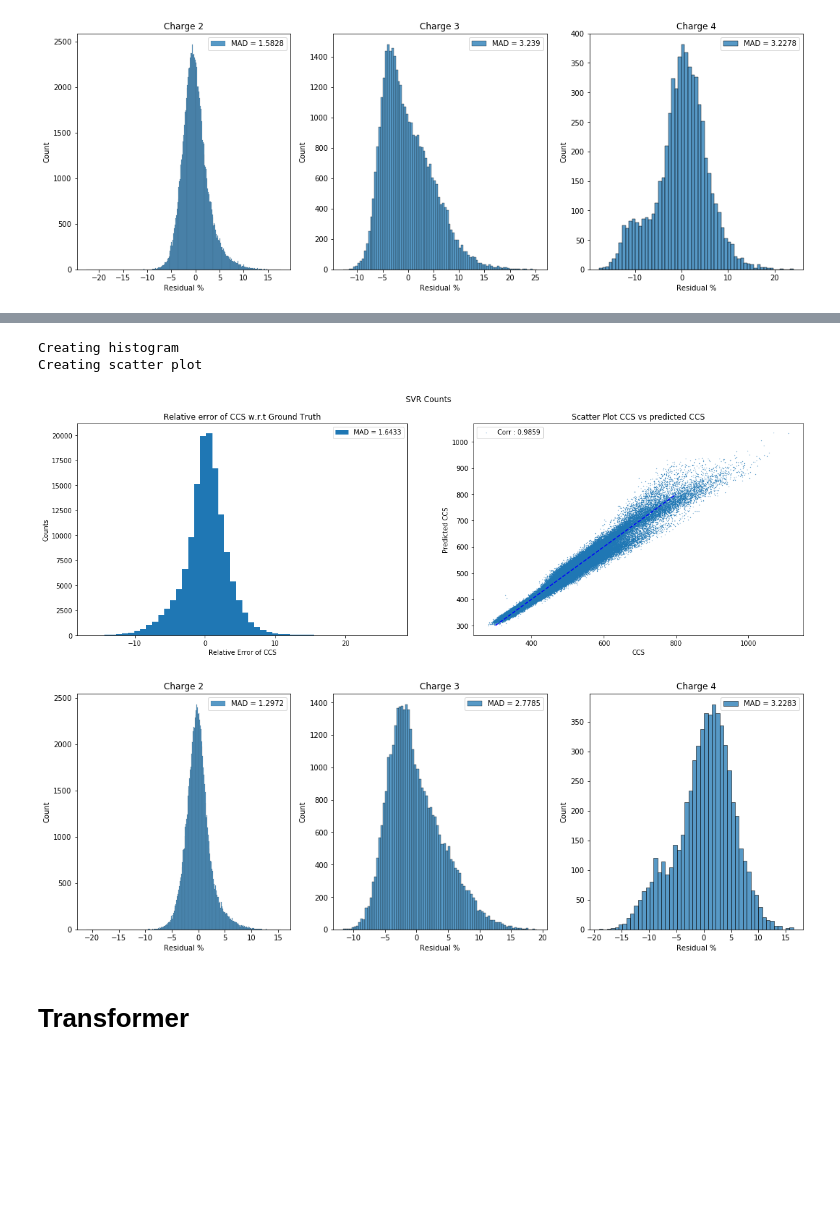
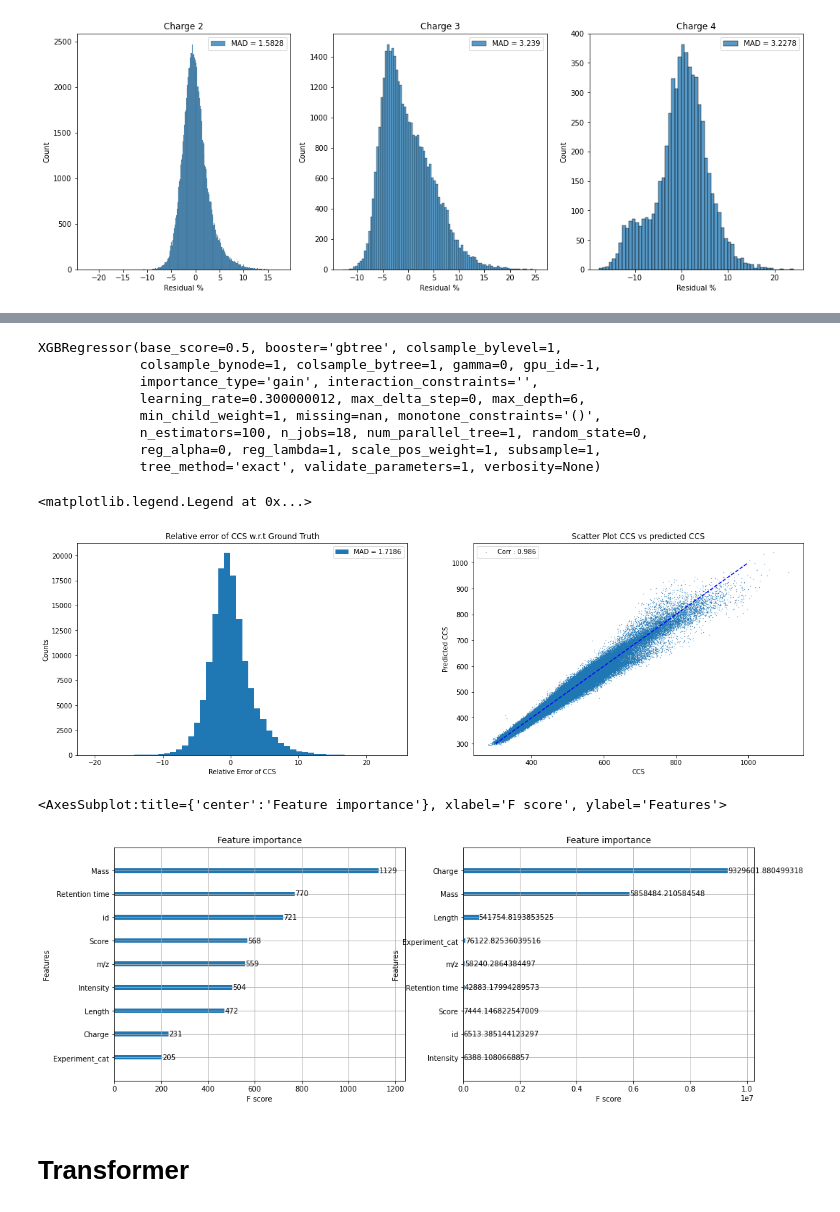
Before and after one commit to jlrestrepol/ccs, a Jupyter notebook: code/CCS_valset.ipynb, the cells around one changed output, grey strips where cells are left out. Saved outputs shown, nothing was run; the diff lists cells and outputs as text; code cells hidden in the pictures; blank space fills up the shorter version.

Commit message:
Adds XGBoost with numerical features and explores with modidied transformer

```diff
--- a/code/CCS_valset.ipynb
+++ b/code/CCS_valset.ipynb
@@ -80,2 +199,2 @@ features_complete =  np.load(paths_dic['data']+'counts_fig1.npy', allow_pickle=T
 # %%
-x_train, x_test, y_train, y_test = sklearn.model_selection.train_test_split(features_complete, df1['CCS'], random_state=3122021, stratify=features_complete[:,-1])
+x_train, x_test, y_train, y_test = sklearn.model_selection.train_test_split(df1_xgb, label, random_state=3122021, stratify = df1_xgb['Charge'])
@@ -126,36 +201,43 @@ res_rel = (preds['svr']-y_test)/y_test*100
+# %%
+regressor = xgboost.XGBRegressor(colsample_bytree = 1)
+# %%
+regressor.fit(x_train, y_train)
+# %% [output]
+XGBRegressor(base_score=0.5, booster='gbtree', colsample_bylevel=1,
+             colsample_bynode=1, colsample_bytree=1, gamma=0, gpu_id=-1,
+             importance_type='gain', interaction_constraints='',
+             learning_rate=0.300000012, max_delta_step=0, max_depth=6,
+             min_child_weight=1, missing=nan, monotone_constraints='()',
+             n_estimators=100, n_jobs=18, num_parallel_tree=1, random_state=0,
+             reg_alpha=0, reg_lambda=1, scale_pos_weight=1, subsample=1,
+             tree_method='exact', validate_parameters=1, verbosity=None)
+# %%
+preds = regressor.predict(x_test)
+err_rel = (y_test - preds)/preds*100
 # %%
-print('Creating histogram')
 fig, ax = plt.subplots(nrows = 1, ncols = 2, figsize = (20, 6))
-fig.suptitle('SVR Counts', fontsize = 12)
-ax[0].hist(res_rel, bins = 50, label = f'MAD = {np.round(scipy.stats.median_abs_deviation(res_rel), 4)}')
+ax[0].hist(err_rel, bins = 50, label = f'MAD = {np.round(scipy.stats.median_abs_deviation(err_rel), 4)}')
 ax[0].set_xlabel('Relative Error of CCS')
 ax[0].set_ylabel('Counts')
-ax[0].set_title('Relative error of CCS w.r.t Ground Truth')
+ax[0].set_title(f'Relative error of CCS w.r.t Ground Truth')
 ax[0].legend()
 
-print('Creating scatter plot')
-corr, _ = scipy.stats.pearsonr(preds['svr'],y_test)
-ax[1].scatter(y_test, preds['svr'], label = f'Corr : {np.round(corr, 4)}', s = 0.1)
+corr, _ = scipy.stats.pearsonr(y_test.values, preds.flatten())
+ax[1].scatter(y_test.values,preds, label = f'Corr : {np.round(corr, 3)}', s = 0.1)
 ax[1].set_xlabel('CCS')
 ax[1].set_ylabel('Predicted CCS')
-ax[1].set_title('Scatter Plot CCS vs predicted CCS')
-ax[1].plot(np.arange(300,800), np.arange(300,800), 'b--')
+ax[1].set_title(f'Scatter Plot CCS vs predicted CCS')
+ax[1].plot(np.arange(300,1000), np.arange(300,1000), 'b--')
 ax[1].legend()
-
-fig, ax = plt.subplots(nrows=1, ncols=3, figsize=(18,6))
-i = 0
-for ax, df_it in zip(ax, [preds[preds['Charge']==2], preds[preds['Charge']==3], preds[preds['Charge']==4]]):
-    res_rel = (df_it['CCS']-df_it['svr'])/df_it['svr']*100
-    sns.histplot(res_rel, ax = ax, label = f'MAD = {np.round(scipy.stats.median_abs_deviation(res_rel), 4)}')
-    ax.set_xlabel('Residual %')
-    ax.set_ylabel('Count')
-    ax.set_title(f'Charge {i+2}')
-    ax.legend()
-    i += 1
 # %% [output]
-Creating histogram
-Creating scatter plot
+<matplotlib.legend.Legend at 0x...>
-[figure, old version]
+[figure, new version]
-[figure, removed]
+# %%
+fig, ax = plt.subplots(nrows = 1, ncols = 2, figsize = (16, 6))
+xgboost.plot_importance(regressor, importance_type="weight", ax = ax[0])
+xgboost.plot_importance(regressor, importance_type="gain", ax = ax[1])
+# %% [output]
+<AxesSubplot:title={'center':'Feature importance'}, xlabel='F score', ylabel='Features'>
+[figure, added]
 # %% [markdown]
 # Transformer
```
Also changed, not shown: parts of 36 cells of this notebook.
